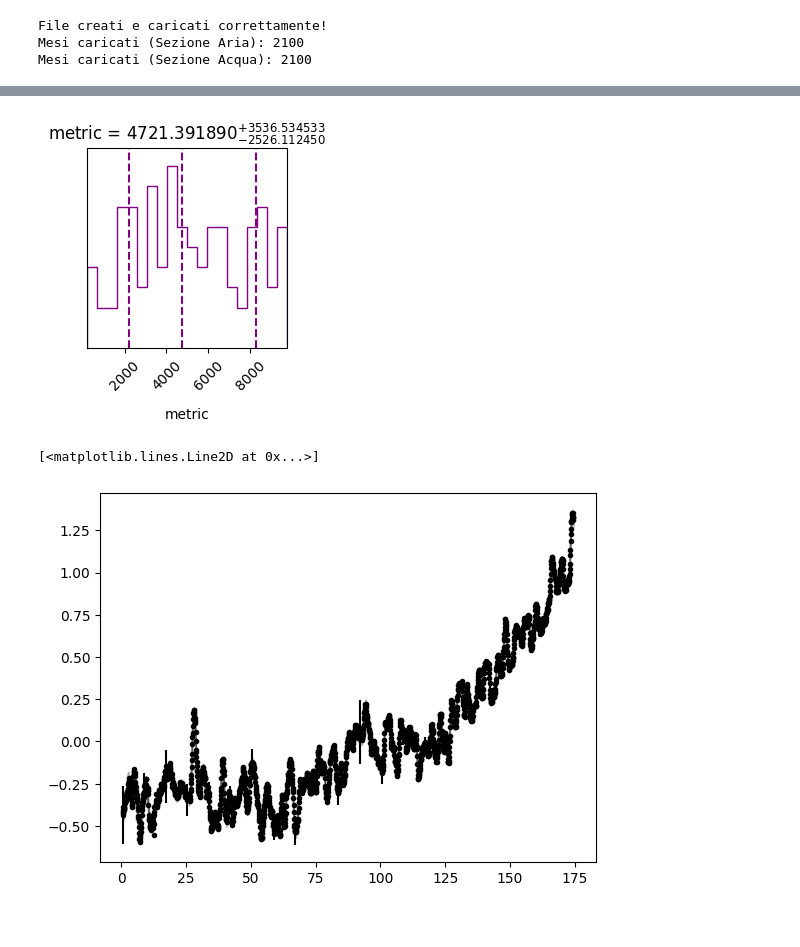
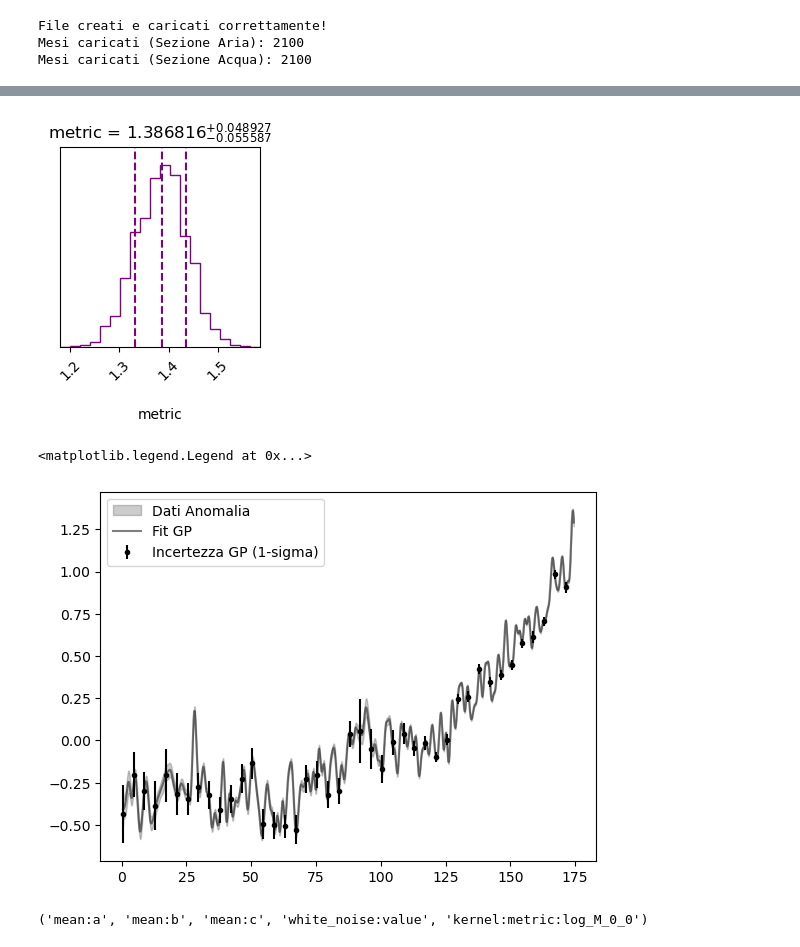
Before and after one commit to EnricoVianelli/GlobalWarming, a Jupyter notebook: global_warming.ipynb, the cells around one changed output, grey strips where cells are left out. Saved outputs shown, nothing was run; the diff lists cells and outputs as text; code cells hidden in the pictures.

```diff
--- a/global_warming.ipynb
+++ b/global_warming.ipynb
@@ -462,48 +463,22 @@ mask = (~np.isnan(t_temp)) & (~np.isinf(t_temp)) & \
 
 data_air_water = {k: v[mask] for k, v in data_water.items()}
-# %%
-def log_likelihood(params):
-    metric = params
-    kernel = kernels.ExpSquaredKernel(metric)
-    gp = george.GP(kernel)
-    gp.compute(data_air_masked['time_centered'], data_air_masked['Annual_Anomaly_Unc'])
-
-    pred_anomalies, pred_anomalies_unc = gp.predict(data_air_masked['Annual_Anomaly'], data_air_masked['time_centered'], return_var=True)
-
-    residuals = data_air_masked['Annual_Anomaly'] - pred_anomalies
-    chi2 = np.nansum((residuals / data_air_masked['Annual_Anomaly_Unc'])**2+np.log(2*np.pi*data_air_masked['Annual_Anomaly_Unc']**2))
-    loglike = -0.5 * chi2
-
-    return loglike
-
-def log_prior(cube):
-    params = cube.copy()
-    params[0] = cube[0] * 10.0
-
-    return params
-
-param_names = ['metric']
-sampler_final = ReactiveNestedSampler(param_names, loglike=log_likelihood, transform=log_prior)
-final_res = sampler_final.run(min_num_live_points=400, dKL=np.inf, min_ess=100)
 # %%
-kernel = kernels.ExpSquaredKernel(metric=1.0)
-gp = george.GP(kernel)
-gp.compute(data_air_masked['time_centered'], data_air_masked['Annual_Anomaly_Unc'])
-
 def log_likelihood(params):
     metric = params
-    gp.set_parameter_vector(params)
+    kernel = kernels.ExpSquaredKernel(metric=metric)
+    gp = george.GP(kernel)
+    gp.compute(data_air_masked['time_centered'], data_air_masked['Annual_Anomaly_Unc'])
     loglike = gp.log_likelihood(data_air_masked['Annual_Anomaly'])
 
     return loglike
 
 def log_prior(cube):
     params = cube.copy()
-    params[0] = cube[0] * 10000.0
+    params[0] = cube[0] * 10.0
 
     return params
 
 param_names_GP = ['metric']
 sampler_GP = ReactiveNestedSampler(param_names_GP, loglike=log_likelihood, transform=log_prior)
-results_GP = sampler_GP.run(min_num_live_points=400, dKL=np.inf, min_ess=100)
+results_GP = sampler_GP.run(min_num_live_points=300)
 sampler_GP.print_results()
@@ -510,22 +504,46 @@ sampler_GP.print_results()
 # %%
 cornerplot(results_GP, title_fmt='.6f');
 # %% [output]
-[figure, old version]
+[figure, new version]
 # %%
 mean_metric = results_GP['samples'].mean()
 time = data_air_masked['time_centered']
 anomalies = data_air_masked['Annual_Anomaly']
 anomalies_unc = data_air_masked['Annual_Anomaly_Unc']
 
 res_kernel = kernels.ExpSquaredKernel(mean_metric)
 res_gp = george.GP(res_kernel)
 res_gp.compute(time, anomalies_unc)
 
 pred_anomalies, pred_anomalies_unc = res_gp.predict(anomalies, time, return_var=True)
 
-plt.errorbar(time, anomalies, yerr=anomalies_unc, fmt=".k", capsize=0, errorevery=100, zorder=0)
+plt.errorbar(time[::50], anomalies[::50], yerr=anomalies_unc[::50], fmt=".k", capsize=0, zorder=0)
 plt.fill_between(time, pred_anomalies - np.sqrt(pred_anomalies_unc), pred_anomalies + np.sqrt(pred_anomalies_unc), color="k", alpha=0.2)
 plt.plot(time, pred_anomalies, "k", lw=1.5, alpha=0.5)
+plt.legend(['Dati Anomalia', 'Fit GP', 'Incertezza GP (1-sigma)'])
 # %% [output]
-[<matplotlib.lines.Line2D at 0x...>]
+<matplotlib.legend.Legend at 0x...>
-[figure, old version]
+[figure, new version]
+# %%
+class Exp(Model):
+    parameter_names = ("a", "b", "c")
+
+    def get_value(self, t):
+        return self.a * np.exp(self.b * t) + self.c
+
+exp_model = george.GP(kernel=kernels.ExpSquaredKernel(1.0), mean=Exp(a=0.0, b=0.0, c=0.0))
+exp_model.compute(data_air_masked['time_centered'], data_air_masked['Annual_Anomaly_Unc'])
+
+# print(exp_model.get_parameter_names(include_frozen=True))
+
+def log_likelihood(params):
+    exp_model.set_parameter_vector(params)
+    return exp_model.log_likelihood(data_air_masked['Annual_Anomaly'], quiet=True)
+
+
+param_names_GP_trend = ['a', 'b', 'c']
+sampler_GP_trend = ReactiveNestedSampler(param_names_GP_trend, loglike=log_likelihood, transform=prior_exponential)
+results_GP_trend = sampler_GP_trend.run(min_num_live_points=100)
+sampler_GP_trend.print_results()
+# %% [output]
+('mean:a', 'mean:b', 'mean:c', 'white_noise:value', 'kernel:metric:log_M_0_0')
```
Also changed, not shown: parts of 9 cells of this notebook.
